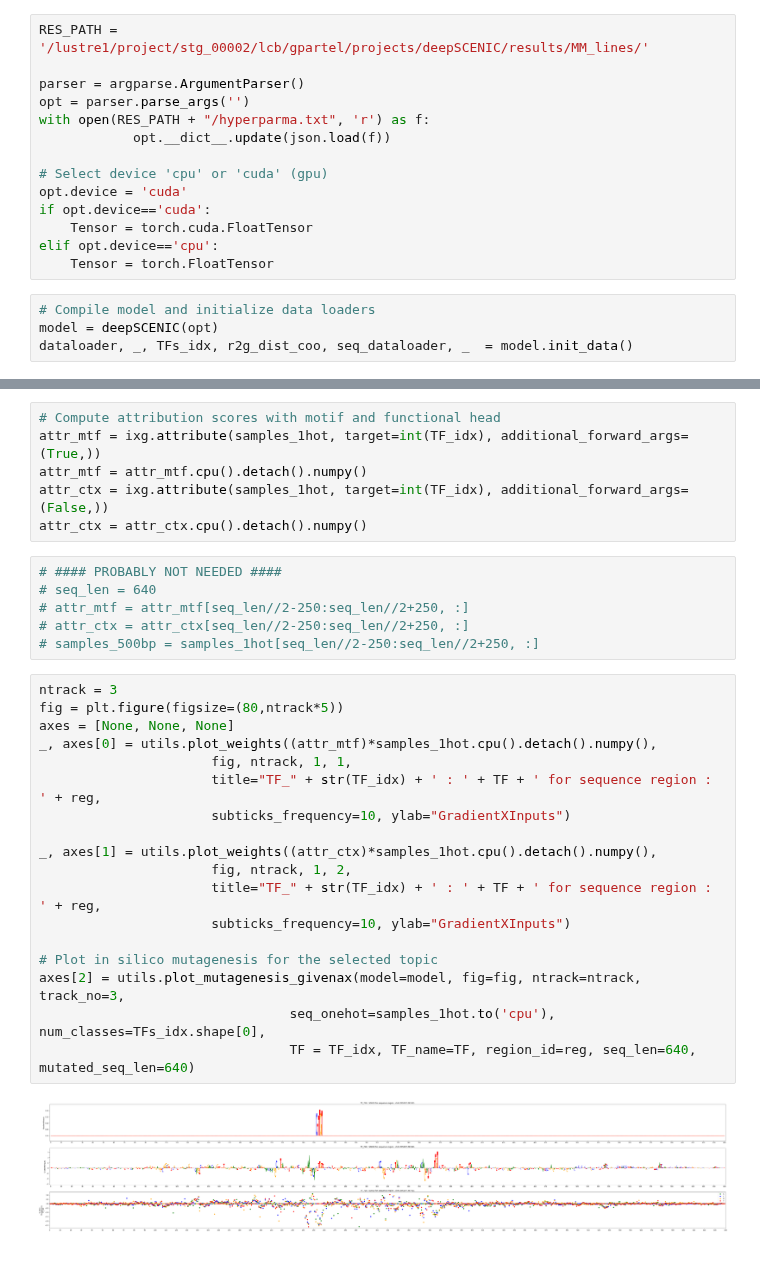
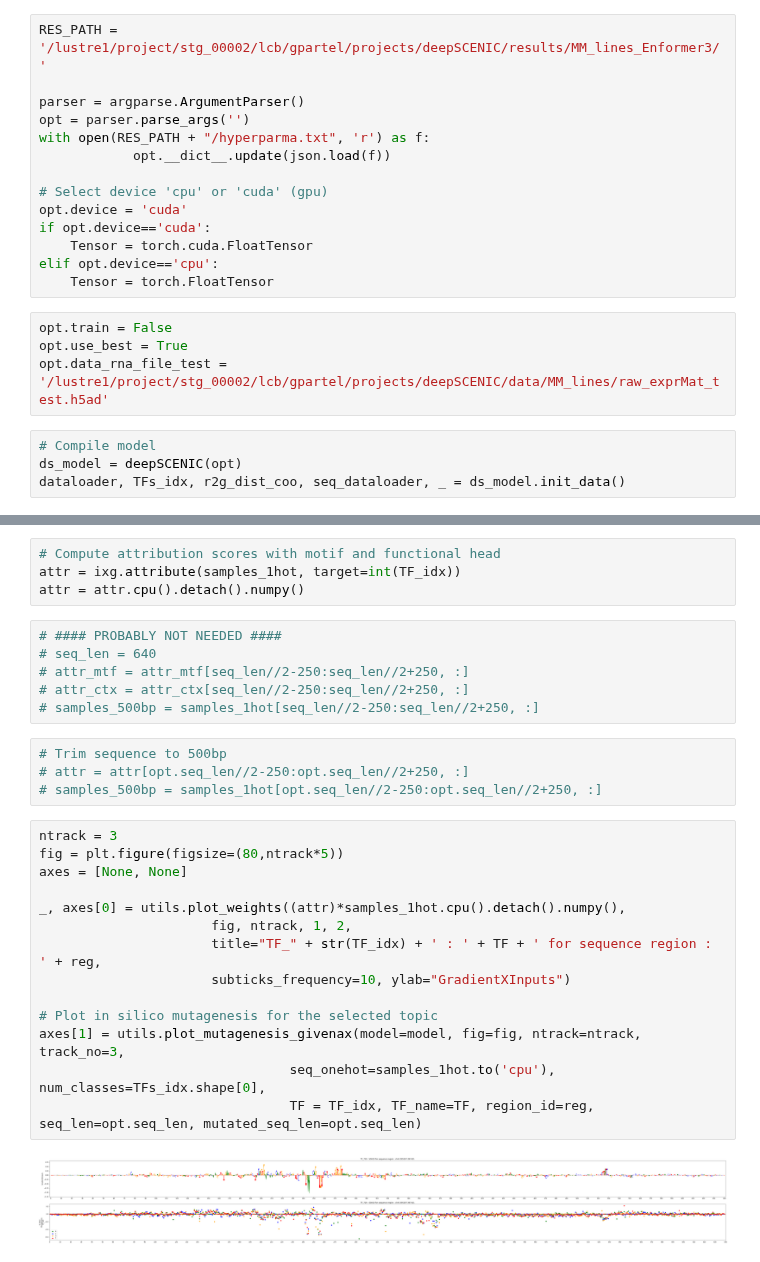
Before and after one commit to aertslab/deepSCENIC, a Jupyter notebook: notebooks/explain_sequences.ipynb, the cells around one changed output, grey strips where cells are left out. Saved outputs shown, nothing was run; the diff lists cells and outputs as text.

```diff
--- a/notebooks/explain_sequences.ipynb
+++ b/notebooks/explain_sequences.ipynb
@@ -32,7 +25,7 @@ To enable them in other operations, rebuild TensorFlow with the appropriate comp
 # %% [markdown]
 ### Load tf2rNet model
 # %%
-RES_PATH = '/lustre1/project/stg_00002/lcb/gpartel/projects/deepSCENIC/results/MM_lines/'
+RES_PATH = '/lustre1/project/stg_00002/lcb/gpartel/projects/deepSCENIC/results/MM_lines_Enformer3/'
 
 parser = argparse.ArgumentParser()
 opt = parser.parse_args('')
@@ -45,10 +38,14 @@ if opt.device=='cuda':
     Tensor = torch.cuda.FloatTensor
 elif opt.device=='cpu':
     Tensor = torch.FloatTensor
+# %%
+opt.train = False
+opt.use_best = True
+opt.data_rna_file_test = '/lustre1/project/stg_00002/lcb/gpartel/projects/deepSCENIC/data/MM_lines/raw_exprMat_test.h5ad'
 # %%
-# Compile model and initialize data loaders
-model = deepSCENIC(opt)
-dataloader, _, TFs_idx, r2g_dist_coo, seq_dataloader, _  = model.init_data()
+# Compile model
+ds_model = deepSCENIC(opt)
+dataloader, TFs_idx, r2g_dist_coo, seq_dataloader, _ = ds_model.init_data()
 # %% [output]
 dir exist
 reading data...
@@ -171,32 +209,30 @@ indices=tensor([772, 729, 434,  ..., 452, 672, 718], device='cuda:0'))
 # %%
 # Compute attribution scores with motif and functional head
-attr_mtf = ixg.attribute(samples_1hot, target=int(TF_idx), additional_forward_args=(True,))
-attr_mtf = attr_mtf.cpu().detach().numpy()
-attr_ctx = ixg.attribute(samples_1hot, target=int(TF_idx), additional_forward_args=(False,))
-attr_ctx = attr_ctx.cpu().detach().numpy()
+attr = ixg.attribute(samples_1hot, target=int(TF_idx))
+attr = attr.cpu().detach().numpy()
 # %%
 # #### PROBABLY NOT NEEDED ####
 # seq_len = 640
 # attr_mtf = attr_mtf[seq_len//2-250:seq_len//2+250, :]
 # attr_ctx = attr_ctx[seq_len//2-250:seq_len//2+250, :]
 # samples_500bp = samples_1hot[seq_len//2-250:seq_len//2+250, :]
+# %%
+# Trim sequence to 500bp
+# attr = attr[opt.seq_len//2-250:opt.seq_len//2+250, :]
+# samples_500bp = samples_1hot[opt.seq_len//2-250:opt.seq_len//2+250, :]
 # %%
 ntrack = 3
 fig = plt.figure(figsize=(80,ntrack*5))
-axes = [None, None, None]
-_, axes[0] = utils.plot_weights((attr_mtf)*samples_1hot.cpu().detach().numpy(),
-                      fig, ntrack, 1, 1,
-                      title="TF_" + str(TF_idx) + ' : ' + TF + ' for sequence region : ' + reg,
-                      subticks_frequency=10, ylab="GradientXInputs")
+axes = [None, None]
 
-_, axes[1] = utils.plot_weights((attr_ctx)*samples_1hot.cpu().detach().numpy(),
+_, axes[0] = utils.plot_weights((attr)*samples_1hot.cpu().detach().numpy(),
                       fig, ntrack, 1, 2,
                       title="TF_" + str(TF_idx) + ' : ' + TF + ' for sequence region : ' + reg,
                       subticks_frequency=10, ylab="GradientXInputs")
 
 # Plot in silico mutagenesis for the selected topic
-axes[2] = utils.plot_mutagenesis_givenax(model=model, fig=fig, ntrack=ntrack, track_no=3,
+axes[1] = utils.plot_mutagenesis_givenax(model=model, fig=fig, ntrack=ntrack, track_no=3,
                                 seq_onehot=samples_1hot.to('cpu'), num_classes=TFs_idx.shape[0],
-                                TF = TF_idx, TF_name=TF, region_id=reg, seq_len=640, mutated_seq_len=640)
+                                TF = TF_idx, TF_name=TF, region_id=reg, seq_len=opt.seq_len, mutated_seq_len=opt.seq_len)
 # %% [output]
-[figure, old version]
+[figure, new version]
```
Also changed, not shown: parts of 10 cells of this notebook, 9 other files.
